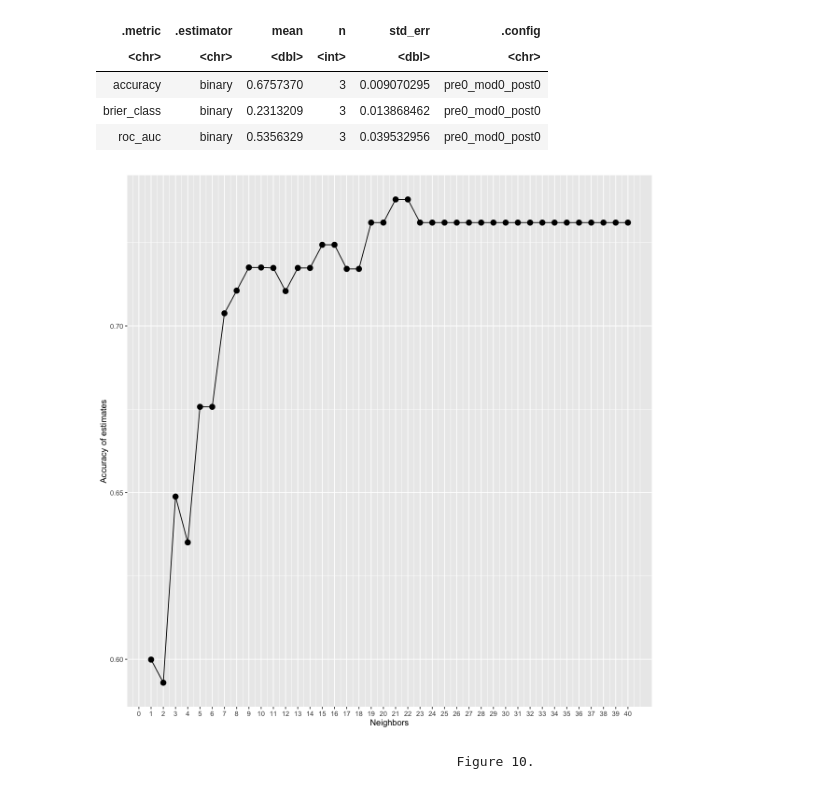
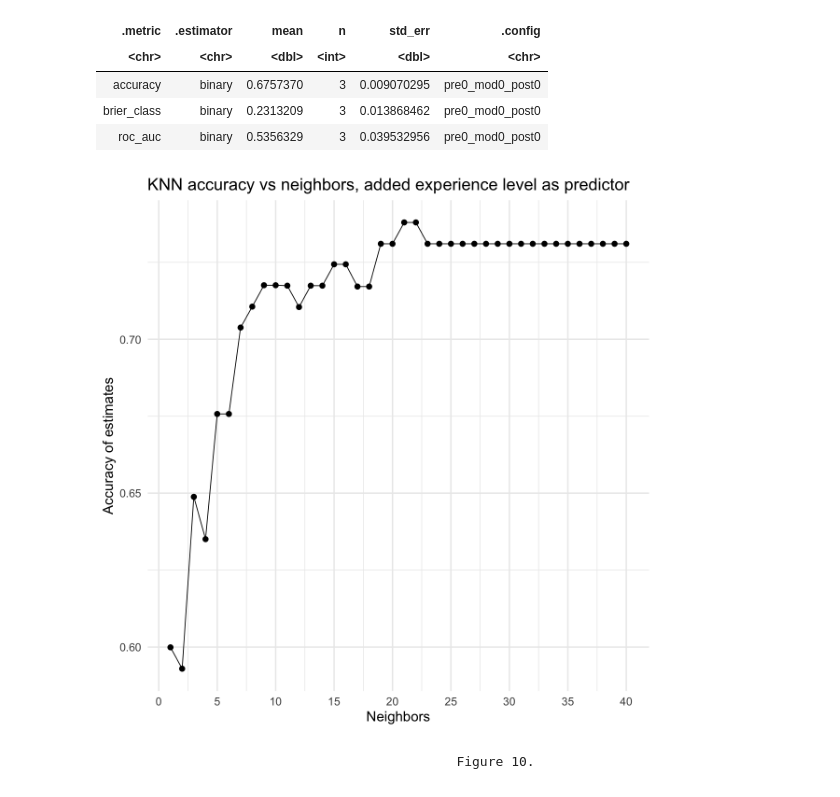
Before and after one commit to avahbot/dsci-100-term-project-final, a Jupyter notebook: project.ipynb, the cells around one changed output. Saved outputs shown, nothing was run; the diff lists cells and outputs as text; code cells hidden in the pictures.

```diff
--- a/project.ipynb
+++ b/project.ipynb
@@ -159,4 +159,8 @@ A tibble: 2 × 5
 Before conducting the analysis, we first created three visualisations of the dataset to support exploratory data analysis. This allows us to better understand the structure of the data, how we should approach the classification task, and whether any additional tidying of the data are necessary before proceeding.
 # %% [markdown]
 #### Age vs Played Hours of Plaicraft Players
+# %%
+# Set theme to be consistent
+theme_set(theme_minimal(base_size = 18))
+options(repr.plot.width = 10, repr.plot.height = 10)
 # %%
@@ -391,26 +401,27 @@ A tibble: 3 × 6
 # %%
 knn_tune <- nearest_neighbor(weight_func = "rectangular", neighbors = tune()) |>
     set_engine("kknn") |>
     set_mode("classification")
 
 k_vals <- tibble(neighbors = seq(from = 1, to = 40, by = 1))
 
 knn_results <- workflow() |>
     add_recipe(subscription_recipe) |>
     add_model(knn_tune) |>
     tune_grid(resamples = players_vfold, grid = k_vals) |>
     collect_metrics()
 
 accuracies <- knn_results |>
     filter(.metric == "accuracy")
 
 accuracies |> ggplot(aes(x = neighbors, y = mean)) +
     geom_point(size = 3) +
     geom_line() +
     labs(x = "Neighbors", y = "Accuracy of estimates") +
-    scale_x_continuous(breaks = seq(from = 0, to = 40, by = 1))
+    scale_x_continuous(breaks = seq(from = 0, to = 40, by = 5)) +
+    ggtitle("KNN accuracy vs neighbors, added experience level as predictor")
 # %% [output]
-[figure, old version]
+[figure, new version]
 # %% [markdown]
                                                 Figure 10.
 # %% [markdown]
```
Also changed, not shown: parts of 5 cells of this notebook.
